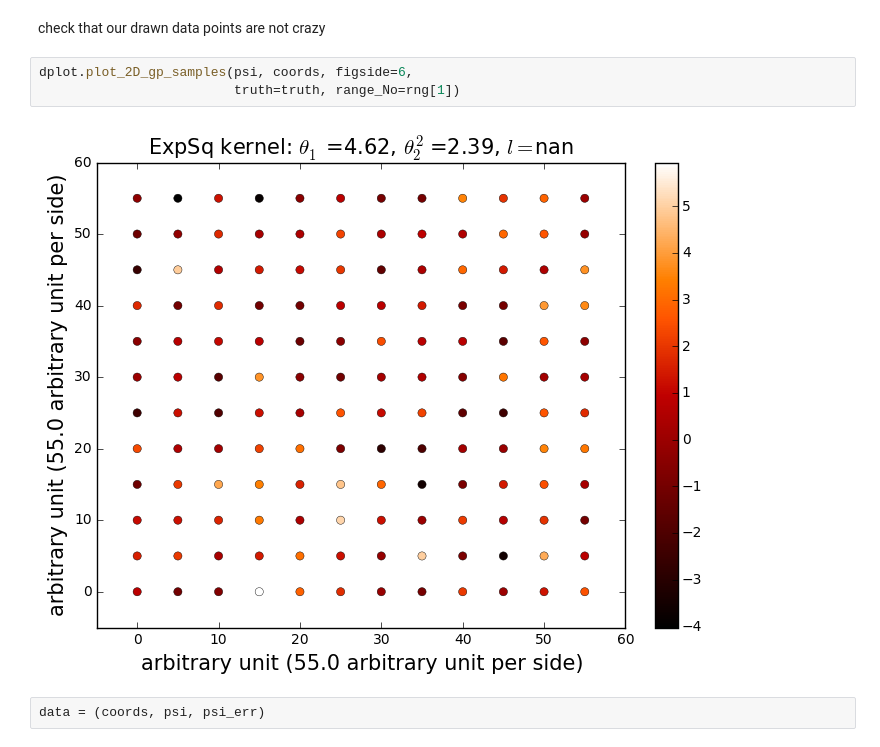
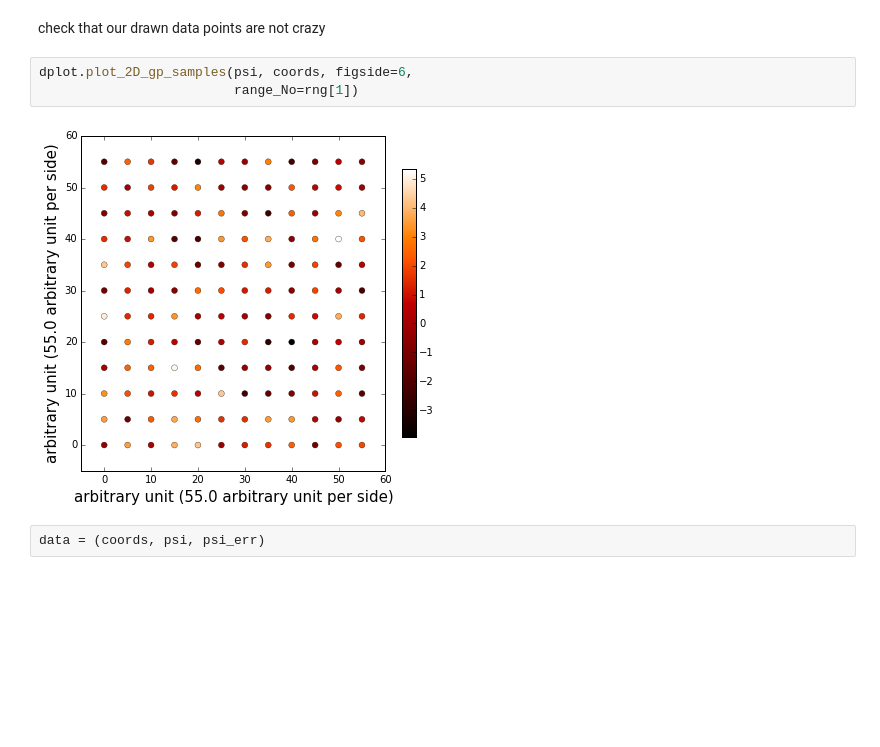
Before and after one commit to karenyyng/shear_gp, a Jupyter notebook: prototypes/2D_fit_random_truth.ipynb, the cells around one changed output. Drawn from its saved outputs; the diff is of its cells as text; blank space fills up the shorter version.

```diff
--- a/prototypes/2D_fit_random_truth.ipynb
+++ b/prototypes/2D_fit_random_truth.ipynb
@@ -43,9 +48,9 @@ coords, psi, psi_err = \
 check that our drawn data points are not crazy
 # %%
 dplot.plot_2D_gp_samples(psi, coords, figside=6,
-                         truth=truth, range_No=rng[1])
+                         range_No=rng[1])
 # %% [output]
-[figure, old version]
+[figure, new version]
 # %%
 data = (coords, psi, psi_err)
 # %% [markdown]
```
Also changed, not shown: parts of 2 cells of this notebook, 4 other files.
